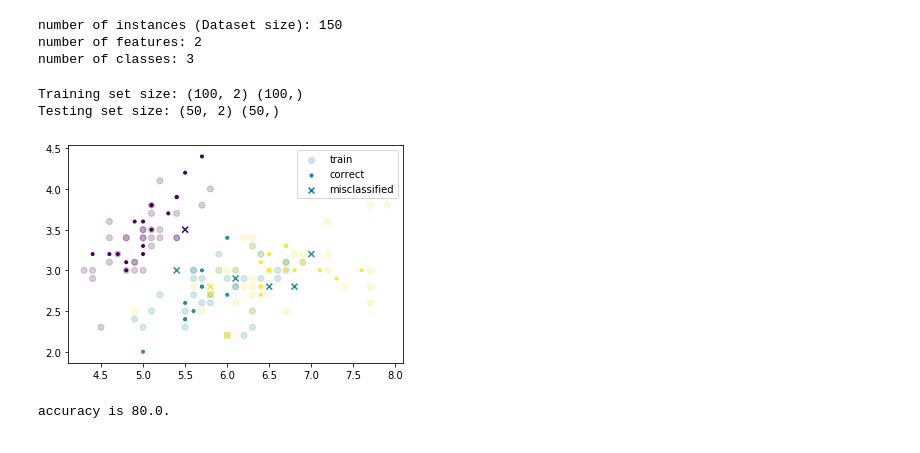
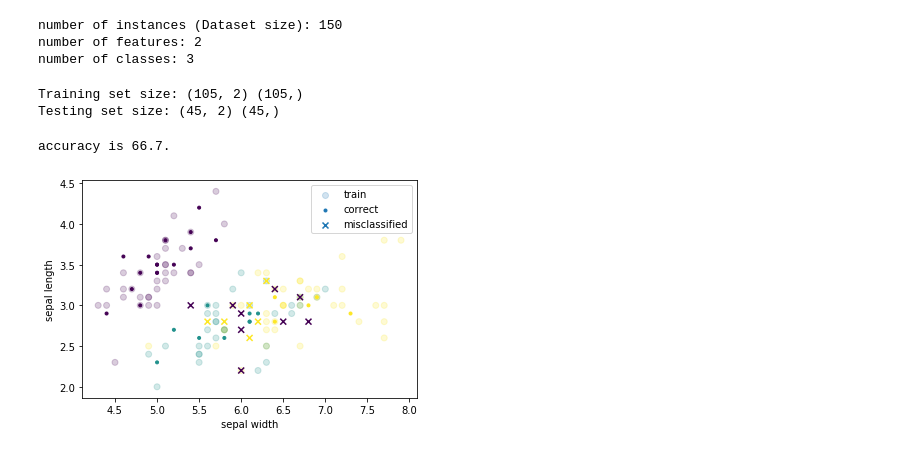
Before and after one commit to abdelrahman-ayad/MiCM-introML-W21, a Jupyter notebook: notebooks/DecisionTrees_Instructor.ipynb, the cells around one changed output. Saved outputs shown, nothing was run; the diff lists cells and outputs as text; code cells hidden in the pictures.

```diff
--- a/notebooks/DecisionTrees_Instructor.ipynb
+++ b/notebooks/DecisionTrees_Instructor.ipynb
@@ -33,12 +50,9 @@ number of features: 2
 number of classes: 3
 # %%
 #train-test split
-inds = np.random.permutation(num_instances)
-x_train, y_train = x[inds[:100]], y[inds[:100]]
-x_test, y_test = x[inds[100:]], y[inds[100:]]
-
+x_train, x_test, y_train, y_test = train_test_split(x, y, test_size=0.3, random_state=0) # 70% training and 30% test
 print("Training set size:", x_train.shape, y_train.shape)
 print("Testing set size:", x_test.shape, y_test.shape)
 # %% [output]
-Training set size: (100, 2) (100,)
-Testing set size: (50, 2) (50,)
+Training set size: (105, 2) (105,)
+Testing set size: (45, 2) (45,)
@@ -59,13 +58,0 @@ correct = y_test == y_pred
-# %%
-
-incorrect = np.logical_not(correct)
-plt.scatter(x_train[:,0], x_train[:,1], c=y_train, marker='o', alpha=.2, label='train')
-plt.scatter(x_test[correct,0], x_test[correct,1], marker='.', c=y_pred[correct], label='correct')
-plt.scatter(x_test[incorrect,0], x_test[incorrect,1], marker='x', c=y_test[incorrect], label='misclassified')
-plt.legend()
-plt.show()
-accuracy = np.sum(y_pred == y_test)/y_test.shape[0]
-print(f'accuracy is {accuracy*100:.1f}.')
-# %% [output]
-[figure, removed]
-accuracy is 80.0.
@@ -77 +59,29 @@ x_all = np.vstack((x0.ravel(),x1.ravel())).T
+# %%
+# Create a DT model
+DTmodel = DecisionTreeClassifier(criterion = 'gini', max_depth=10)
+
+# We fit the model with train data
+DTmodel.fit(x_train, y_train)
+
+# Make the predictions for test part
+y_pred = DTmodel.predict(x_test)
+
+# Compare prediction with actual y_test to get accuracy
+correct = y_test == y_pred
+incorrect = np.logical_not(correct)
+accuracy = np.sum(y_pred == y_test)/y_test.shape[0]
+print(f'accuracy is {accuracy*100:.1f}.')
+
+#Plot the results
+plt.scatter(x_train['sepal length'], x_train['sepal width'], c=y_train, marker='o', alpha=.2, label='train')
+plt.scatter(x_test['sepal length'].loc[correct], x_test['sepal width'].loc[correct], marker='.', c=y_pred[correct], label='correct')
+plt.scatter(x_test['sepal length'].loc[incorrect], x_test['sepal width'].loc[incorrect], marker='x', c=y_test[incorrect], label='misclassified')
+plt.ylabel('sepal length')
+plt.xlabel('sepal width')
+plt.legend()
+plt.show()
+accuracy = np.sum(y_pred == y_test)/y_test.shape[0]
+# %% [output]
+accuracy is 66.7.
+[figure, added]
 # %%
```
Also changed, not shown: parts of 8 cells of this notebook, 3 other files.
